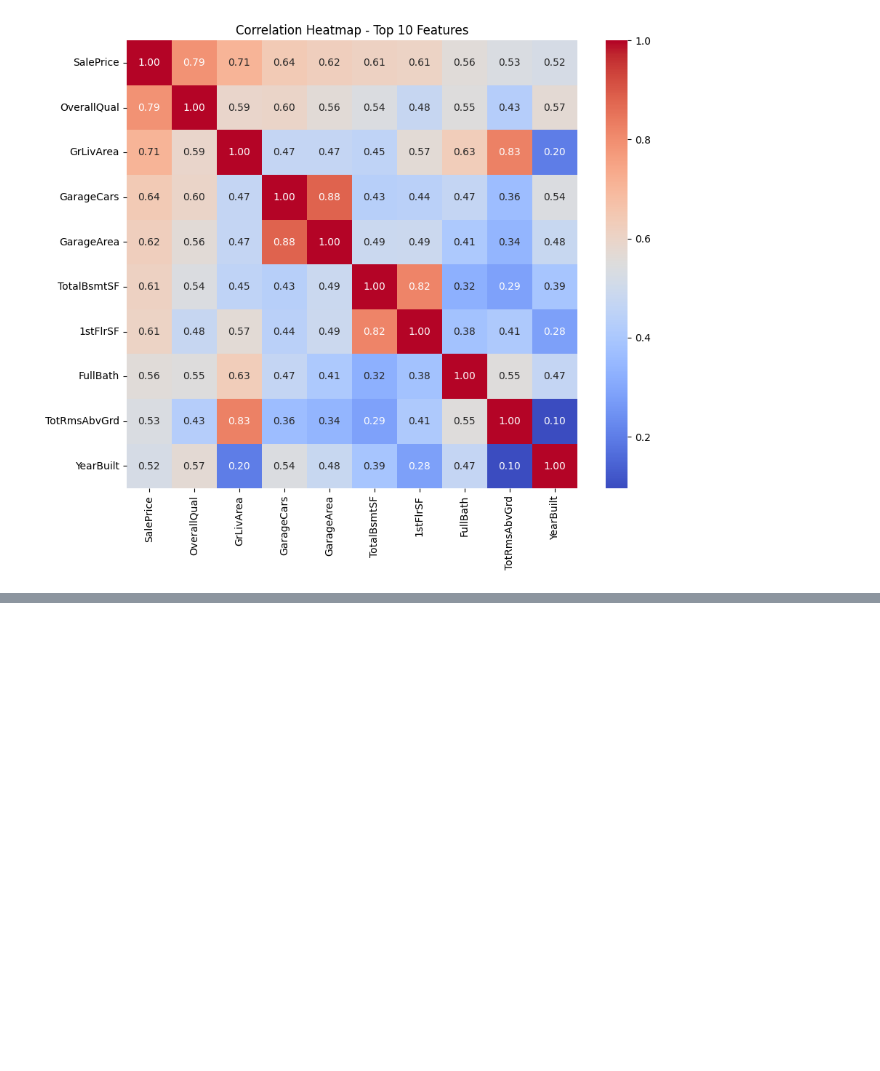
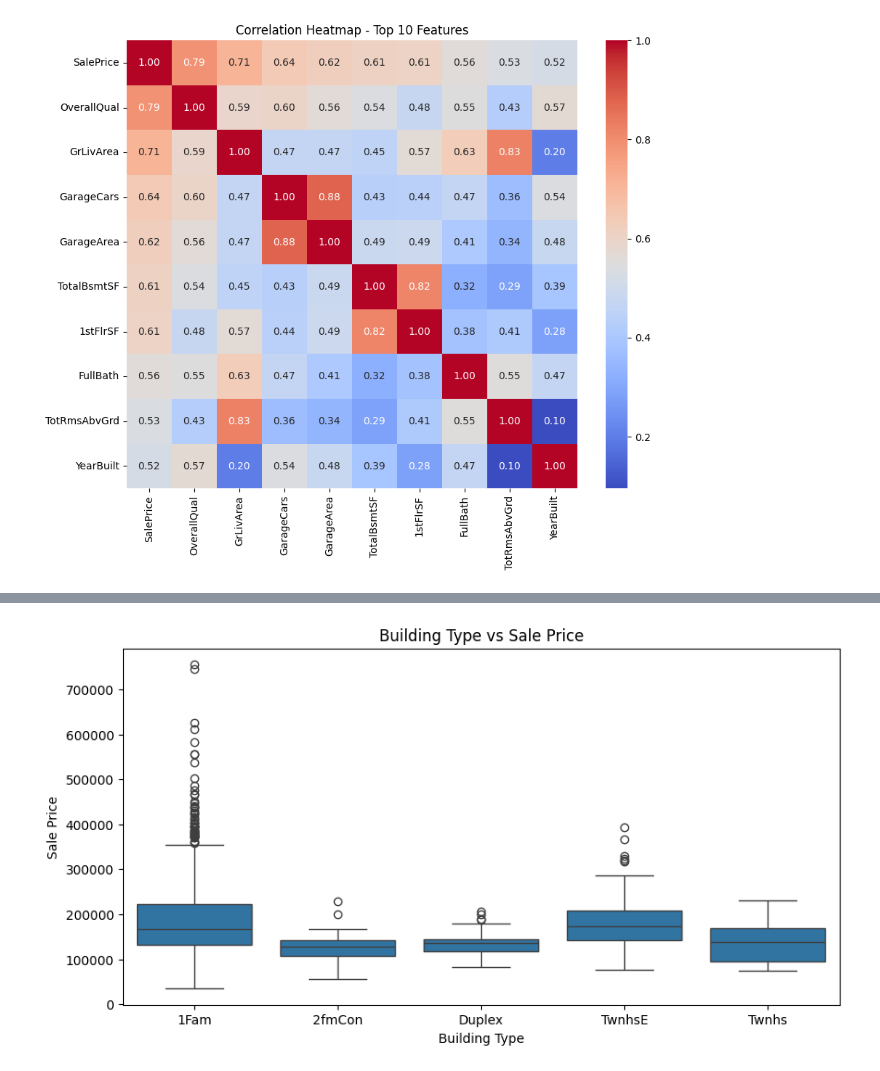
Before and after one commit to biswalprince/house-price-prediction, a Jupyter notebook: notebooks/01-data-loading-and-exploration.ipynb, the cells around one changed output, grey strips where cells are left out. Drawn from its saved outputs; the diff is of its cells as text; code cells hidden in the pictures; blank space fills up the shorter version.

```diff
--- a/notebooks/01-data-loading-and-exploration.ipynb
+++ b/notebooks/01-data-loading-and-exploration.ipynb
@@ -273,0 +295,16 @@ plt.show()
+# %%
+plt.figure(figsize=(10,5))
+
+sns.boxplot(
+    data=train,
+    x='BldgType',
+    y='SalePrice'
+)
+
+plt.title('Building Type vs Sale Price')
+plt.xlabel('Building Type')
+plt.ylabel('Sale Price')
+
+plt.show()
+# %% [output]
+[figure, added]
```
Also changed, not shown: parts of 5 cells of this notebook.
